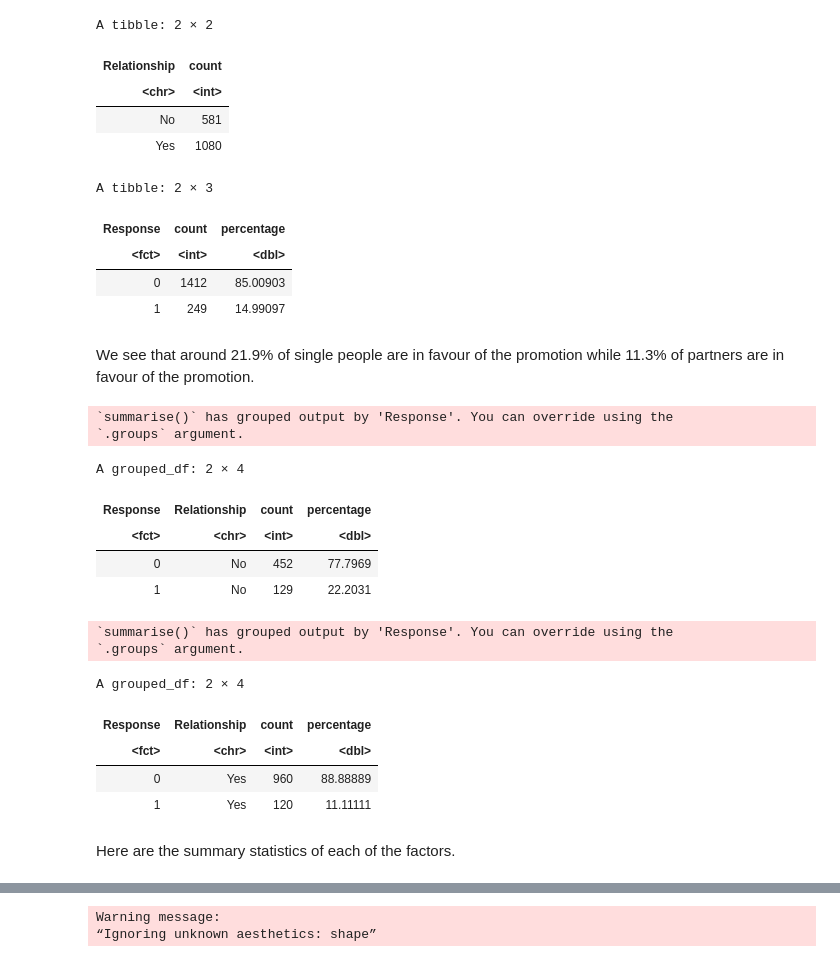
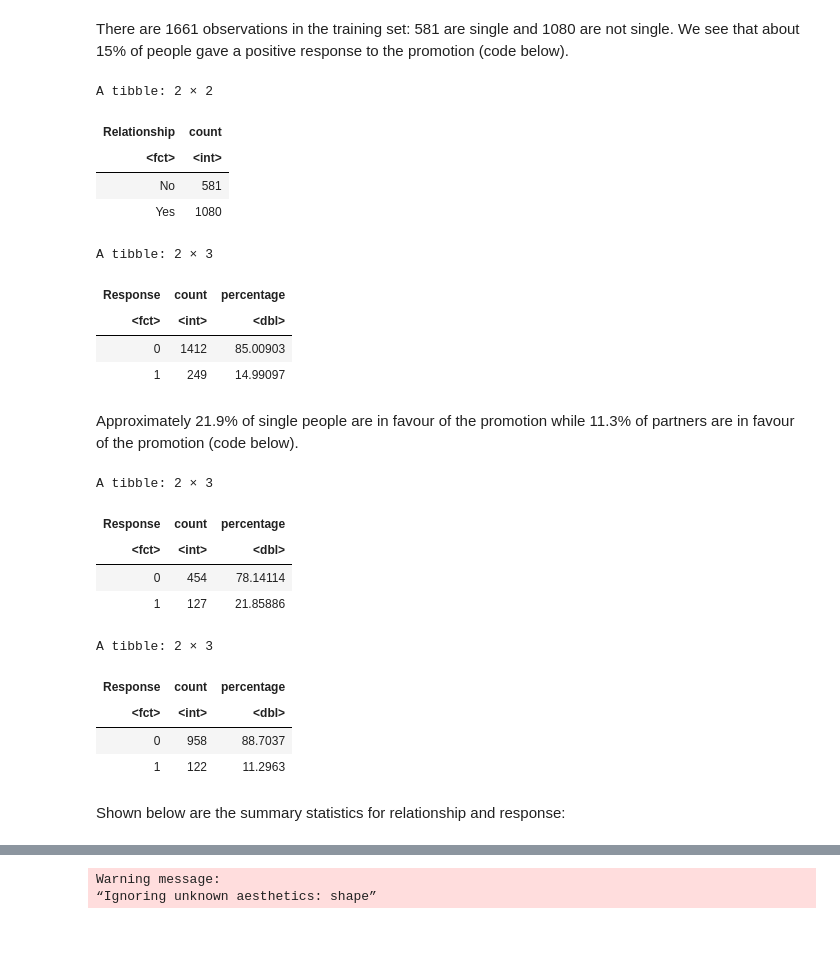
Before and after one commit to nchan315/DSCI_100_007_16_Project, a Jupyter notebook: Proposal.ipynb, the cells around one changed output, grey strips where cells are left out. Drawn from its saved outputs; the diff is of its cells as text; code cells hidden in the pictures; blank space fills up the shorter version.

```diff
--- a/Proposal.ipynb
+++ b/Proposal.ipynb
@@ -101,61 +145,62 @@ A tibble: 1661 × 7
+# %% [markdown]
+There are 1661 observations in the training set: 581 are single and 1080 are not single.
+We see that about 15% of people gave a positive response to the promotion (code below).
 # %%
+# number of grouped by relationship
 store_data_train |>
     group_by(Relationship) |>
     summarize(count = n())
+
+# number of people grouped by response
+store_data_train |>
+    group_by(Response) |>
+    summarize(
+        count = n(),
+        percentage = n() / 1661 * 100)
 # %% [output]
 A tibble: 2 × 2
 | Relationship | count |
-| <chr> | <int> |
+| <fct> | <int> |
 | No | 581 |
 | Yes | 1080 |
+A tibble: 2 × 3
+| Response | count | percentage |
+| <fct> | <int> | <dbl> |
+| 0 | 1412 | 85.00903 |
+| 1 | 249 | 14.99097 |
-# %%
-store_data_train |>
-    group_by(Response) |>
-    summarize(
-        count = n(),
-        percentage = n() / 1661 * 100)
-# %% [output]
-A tibble: 2 × 3
-| Response | count | percentage |
-| <fct> | <int> | <dbl> |
-| 0 | 1412 | 85.00903 |
-| 1 | 249 | 14.99097 |
 # %% [markdown]
-We see that around 21.9% of single people are in favour of the promotion while 11.3% of partners are in favour of the promotion.
+Approximately 21.9% of single people are in favour of the promotion while 11.3% of partners are in favour of the promotion (code below).
 # %%
+# single customers grouped by response
 single_response <- store_data_train |>
     filter(Relationship == 'No') |>
-    group_by(Response, Relationship) |>
+    group_by(Response) |>
     summarize(
         count = n(),
         percentage = n() / 581 * 100)
 single_response
+
+# couples grouped by response
+couple_response <- store_data_train |>
+    filter(Relationship == 'Yes') |>
+    group_by(Response) |>
+    summarize(
+        count = n(),
+        percentage = n() / 1080 * 100)
+couple_response
 # %% [output]
-`summarise()` has grouped output by 'Response'. You can override using the
-`.groups` argument.
+A tibble: 2 × 3
+| Response | count | percentage |
+| <fct> | <int> | <dbl> |
+| 0 | 454 | 78.14114 |
+| 1 | 127 | 21.85886 |
-A grouped_df: 2 × 4
+A tibble: 2 × 3
-| Response | Relationship | count | percentage |
-| <fct> | <chr> | <int> | <dbl> |
-| 0 | No | 452 | 77.7969 |
-| 1 | No | 129 | 22.2031 |
+| Response | count | percentage |
+| <fct> | <int> | <dbl> |
+| 0 | 958 | 88.7037 |
+| 1 | 122 | 11.2963 |
-# %%
-couple_response <- store_data_train |>
-    filter(Relationship == 'Yes') |>
-    group_by(Response, Relationship) |>
-    summarize(
-        count = n(),
-        percentage = n() / 1080 * 100)
-couple_response
-# %% [output]
-`summarise()` has grouped output by 'Response'. You can override using the
-`.groups` argument.
-A grouped_df: 2 × 4
-| Response | Relationship | count | percentage |
-| <fct> | <chr> | <int> | <dbl> |
-| 0 | Yes | 960 | 88.88889 |
-| 1 | Yes | 120 | 11.11111 |
 # %% [markdown]
-Here are the summary statistics of each of the factors.
+Shown below are the summary statistics for relationship and response:
 # %%
 store_data_train |>
     group_by(Relationship, Response) |>
```
Also changed, not shown: parts of 18 cells of this notebook.
